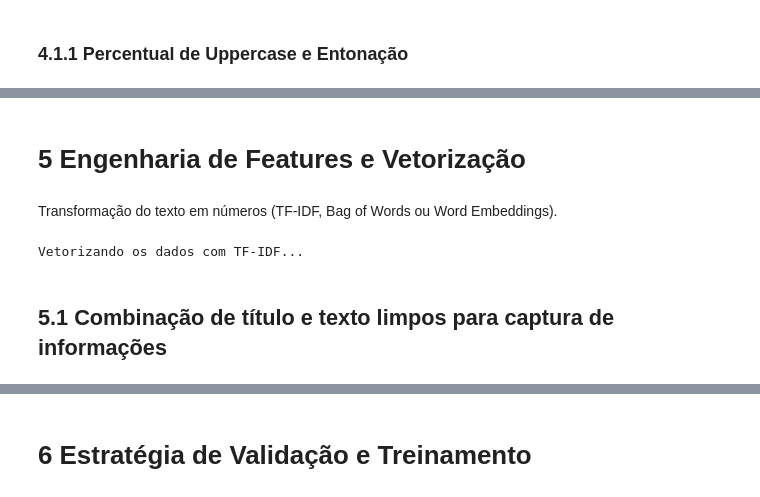
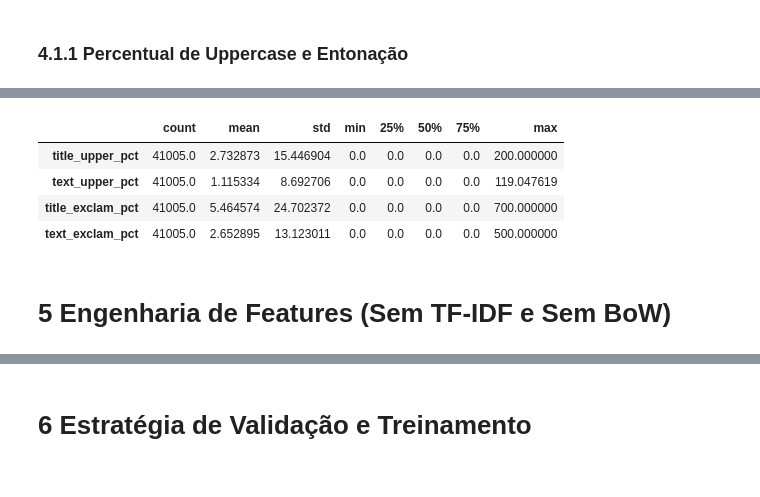
Before and after one commit to PedroYutaroUEA/rating-prediction-challenge, a Jupyter notebook: main.ipynb, the cells around one changed output, grey strips where cells are left out. Saved outputs shown, nothing was run; the diff lists cells and outputs as text; code cells hidden in the pictures.

```diff
--- a/main.ipynb
+++ b/main.ipynb
@@ -556,12 +553,32 @@ Pré-processamento concluído!
+# %%
+# Percentuais normalizados para capturar intensidade e reduzir viés por tamanho do texto.
+def add_percentage_features(df: pd.DataFrame) -> pd.DataFrame:
+    out = df.copy()
+
+    # Evita divisões por zero para títulos/textos vazios.
+    title_wc = out['title_word_count'].replace(0, 1)
+    text_wc = out['text_word_count'].replace(0, 1)
+
+    out['title_upper_pct'] = (out['title_upper'] / title_wc) * 100.0
+    out['text_upper_pct'] = (out['text_upper'] / text_wc) * 100.0
+    out['title_exclam_pct'] = (out['title_exclam'] / title_wc) * 100.0
+    out['text_exclam_pct'] = (out['text_exclam'] / text_wc) * 100.0
+
+    return out
+
+train_df = add_percentage_features(train_df)
+test_df = add_percentage_features(test_df)
+
+pct_cols = [
+    'title_upper_pct', 'text_upper_pct',
+    'title_exclam_pct', 'text_exclam_pct'
+]
+train_df[pct_cols].describe().T
+# %% [output]
+|  | count | mean | std | min | 25% | 50% | 75% | max |
+| title_upper_pct | 41005.0 | 2.732873 | 15.446904 | 0.0 | 0.0 | 0.0 | 0.0 | 200.000000 |
+| text_upper_pct | 41005.0 | 1.115334 | 8.692706 | 0.0 | 0.0 | 0.0 | 0.0 | 119.047619 |
+| title_exclam_pct | 41005.0 | 5.464574 | 24.702372 | 0.0 | 0.0 | 0.0 | 0.0 | 700.000000 |
+| text_exclam_pct | 41005.0 | 2.652895 | 13.123011 | 0.0 | 0.0 | 0.0 | 0.0 | 500.000000 |
 # %% [markdown]
-# 5 Engenharia de Features e Vetorização
+# 5 Engenharia de Features (Sem TF-IDF e Sem BoW)
-# %% [markdown]
-Transformação do texto em números (TF-IDF, Bag of Words ou Word Embeddings).
-# %%
-from sklearn.feature_extraction.text import TfidfVectorizer
-
-print("Vetorizando os dados com TF-IDF...")
-# %% [output]
-Vetorizando os dados com TF-IDF...
-# %% [markdown]
-## 5.1 Combinação de título e texto limpos para captura de informações
```
Also changed, not shown: parts of 36 cells of this notebook, 1 other file.
